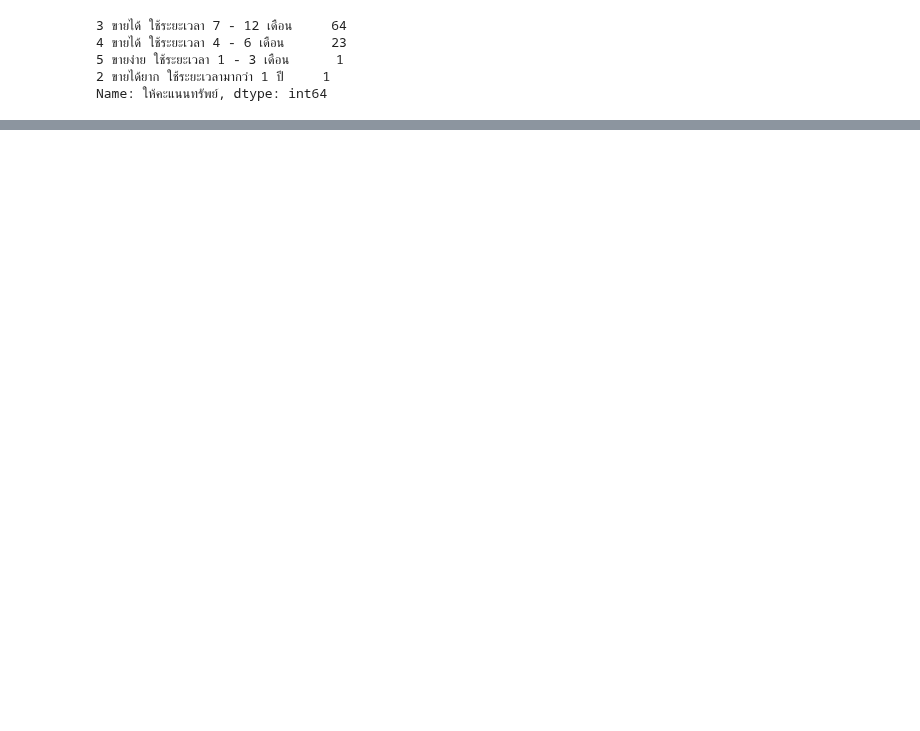
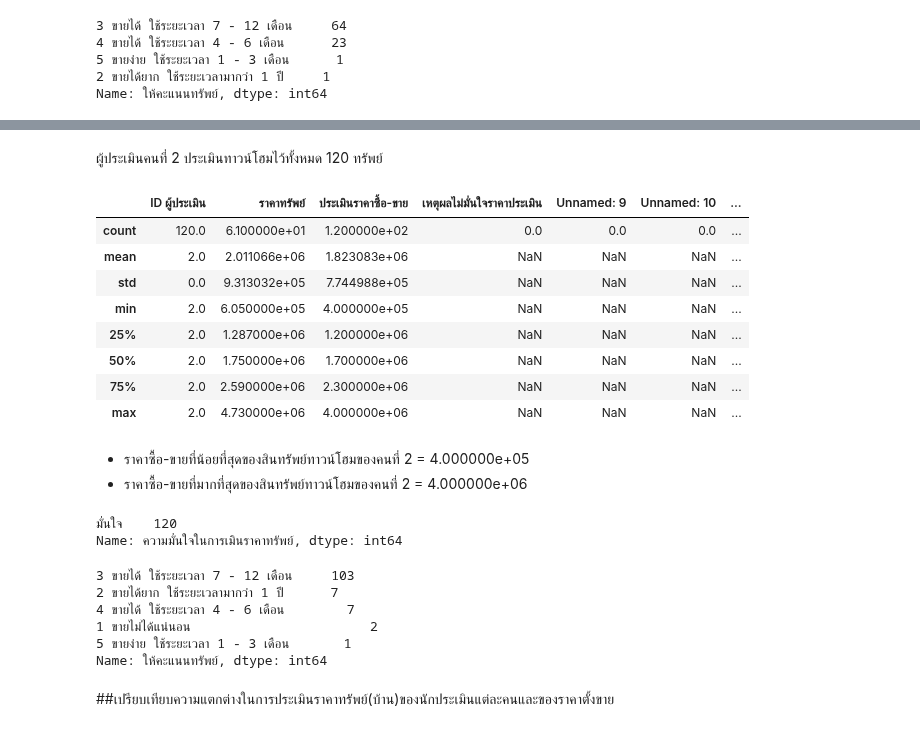
Before and after one commit to nxxk23/bsc_dpdm22, a Jupyter notebook: [dataprep1]property_estimator.ipynb, the cells around one changed output, grey strips where cells are left out. Drawn from its saved outputs; the diff is of its cells as text; code cells hidden in the pictures; blank space fills up the shorter version.

```diff
--- a/[dataprep1]property_estimator.ipynb
+++ b/[dataprep1]property_estimator.ipynb
@@ -171,0 +690,4 @@ MAPE
+# %%
+#เลือกคอลัมน์ผู้ประเมินคนที่ 2
+c2 = df4[df4['ID ผู้ประเมิน']==2]
+c2.count()
@@ -171,0 +709,33 @@ MAPE
+# %% [markdown]
+ผู้ประเมินคนที่ 2 ประเมินทาวน์โฮมไว้ทั้งหมด 120 ทรัพย์
+# %%
+c2.describe()
+# %% [output]
+|  | ID ผู้ประเมิน | ราคาทรัพย์ | ประเมินราคาซื้อ-ขาย | เหตุผลไม่มั่นใจราคาประเมิน | Unnamed: 9 | Unnamed: 10 | ... |
+| count | 120.0 | 6.100000e+01 | 1.200000e+02 | 0.0 | 0.0 | 0.0 | ... |
+| mean | 2.0 | 2.011066e+06 | 1.823083e+06 | NaN | NaN | NaN | ... |
+| std | 0.0 | 9.313032e+05 | 7.744988e+05 | NaN | NaN | NaN | ... |
+| min | 2.0 | 6.050000e+05 | 4.000000e+05 | NaN | NaN | NaN | ... |
+| 25% | 2.0 | 1.287000e+06 | 1.200000e+06 | NaN | NaN | NaN | ... |
+| 50% | 2.0 | 1.750000e+06 | 1.700000e+06 | NaN | NaN | NaN | ... |
+| 75% | 2.0 | 2.590000e+06 | 2.300000e+06 | NaN | NaN | NaN | ... |
+| max | 2.0 | 4.730000e+06 | 4.000000e+06 | NaN | NaN | NaN | ... |
+# %% [markdown]
+- ราคาซื้อ-ขายที่น้อยที่สุดของสินทรัพย์ทาวน์โฮมของคนที่ 2 = 4.000000e+05
+- ราคาซื้อ-ขายที่มากที่สุดของสินทรัพย์ทาวน์โฮมของคนที่ 2 = 4.000000e+06
+# %%
+c2['ความมั่นใจในการเมินราคาทรัพย์'].value_counts()
+# %% [output]
+มั่นใจ    120
+Name: ความมั่นใจในการเมินราคาทรัพย์, dtype: int64
+# %%
+c2['ให้คะแนนทรัพย์'].value_counts()
+# %% [output]
+3 ขายได้ ใช้ระยะเวลา 7 - 12 เดือน     103
+2 ขายได้ยาก ใช้ระยะเวลามากว่า 1 ปี      7
+4 ขายได้ ใช้ระยะเวลา 4 - 6 เดือน        7
+1 ขายไม่ได้แน่นอน                       2
+5 ขายง่าย ใช้ระยะเวลา 1 - 3 เดือน       1
+Name: ให้คะแนนทรัพย์, dtype: int64
+# %% [markdown]
+##เปรียบเทียบความแตกต่างในการประเมินราคาทรัพย์(บ้าน)ของนักประเมินแต่ละคนและของราคาตั้งขาย
```
Also changed, not shown: parts of 147 cells of this notebook.
